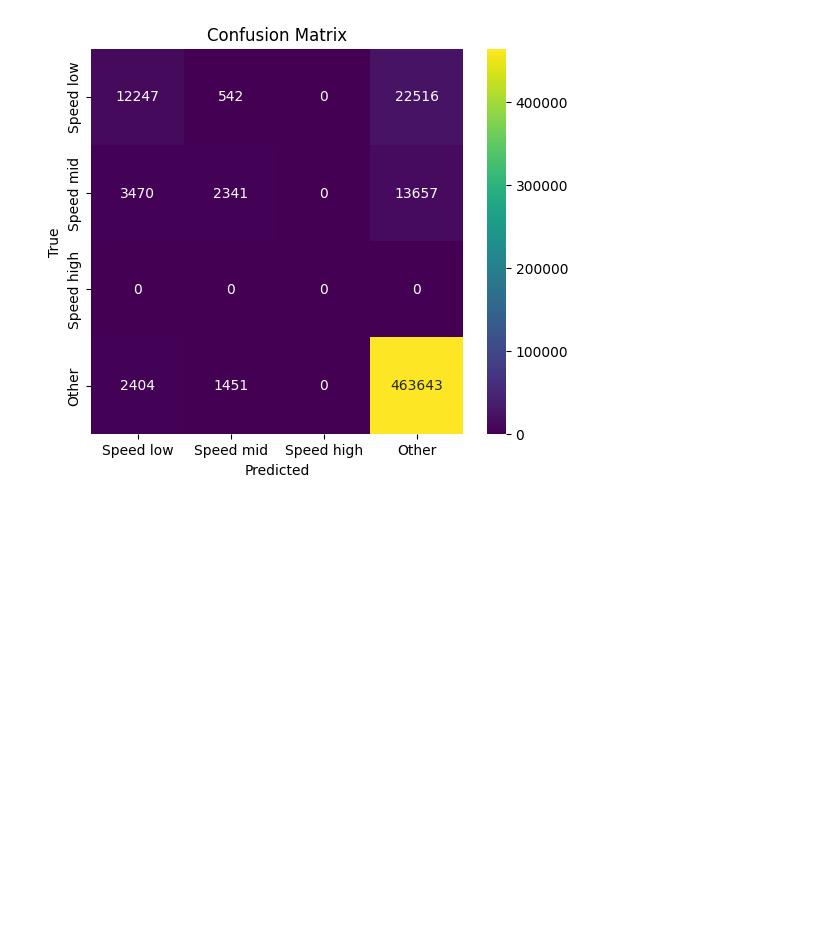
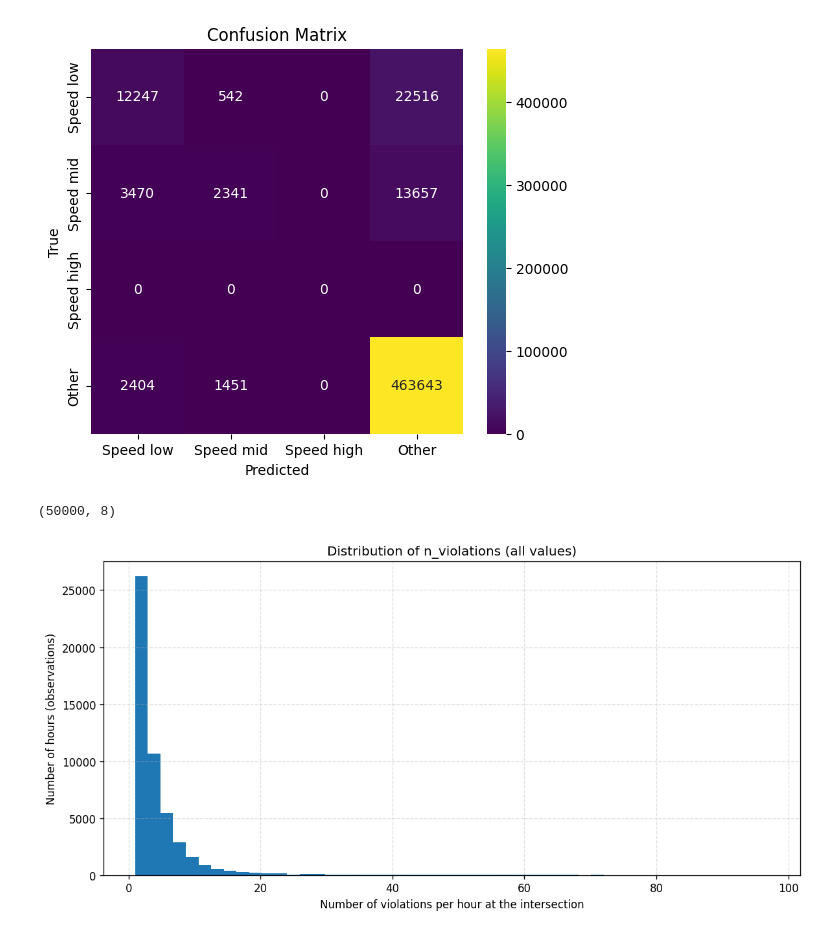
Before and after one commit to s-bye/Kyrgyzstan-traffic, a Jupyter notebook: baiastan_v.ipynb, the cells around one changed output. Cells and saved outputs as stored; diff of their text form; code cells hidden in the pictures; blank space fills up the shorter version.

Commit message:
Added visualizations

```diff
--- a/baiastan_v.ipynb
+++ b/baiastan_v.ipynb
@@ -1144,3 +1144,42 @@ plt.title("Confusion Matrix")
 plt.show()
 # %% [output]
 [figure]
+# %%
+cross = df['crossroad_name'].astype(str)
+
+mask_bishkek = cross.str.contains('Бишкек', case=False, na=False)
+
+mask_ad = cross.str.contains('А/д', case=False, na=False)
+
+df_bishkek = df[mask_bishkek & ~mask_ad].copy()
+agg = (
+    df_bishkek
+    .groupby(['crossroad_name', 'year', 'day', 'month', 'weekday', 'hour'])
+    .agg(
+        n_violations=('id', 'count'),
+        top_violation_type=('violation_protocol_name',
+                            lambda x: x.value_counts().idxmax())
+    )
+    .reset_index()
+)
+agg = agg.sample(n=50000, random_state = 42)
+agg.shape
+# %% [output]
+(50000, 8)
+# %%
+values = agg['n_violations']
+
+fig, ax = plt.subplots(figsize=(10, 5), dpi=120)
+
+ax.hist(values, bins=50)
+
+ax.set_xlabel('Number of violations per hour at the intersection')
+ax.set_ylabel('Number of hours (observations)')
+ax.set_title('Distribution of n_violations (all values)')
+
+ax.grid(True, linestyle='--', alpha=0.4)
+
+plt.tight_layout()
+plt.show()
+# %% [output]
+[figure, added]
```
Also changed, not shown: parts of 21 cells of this notebook.
